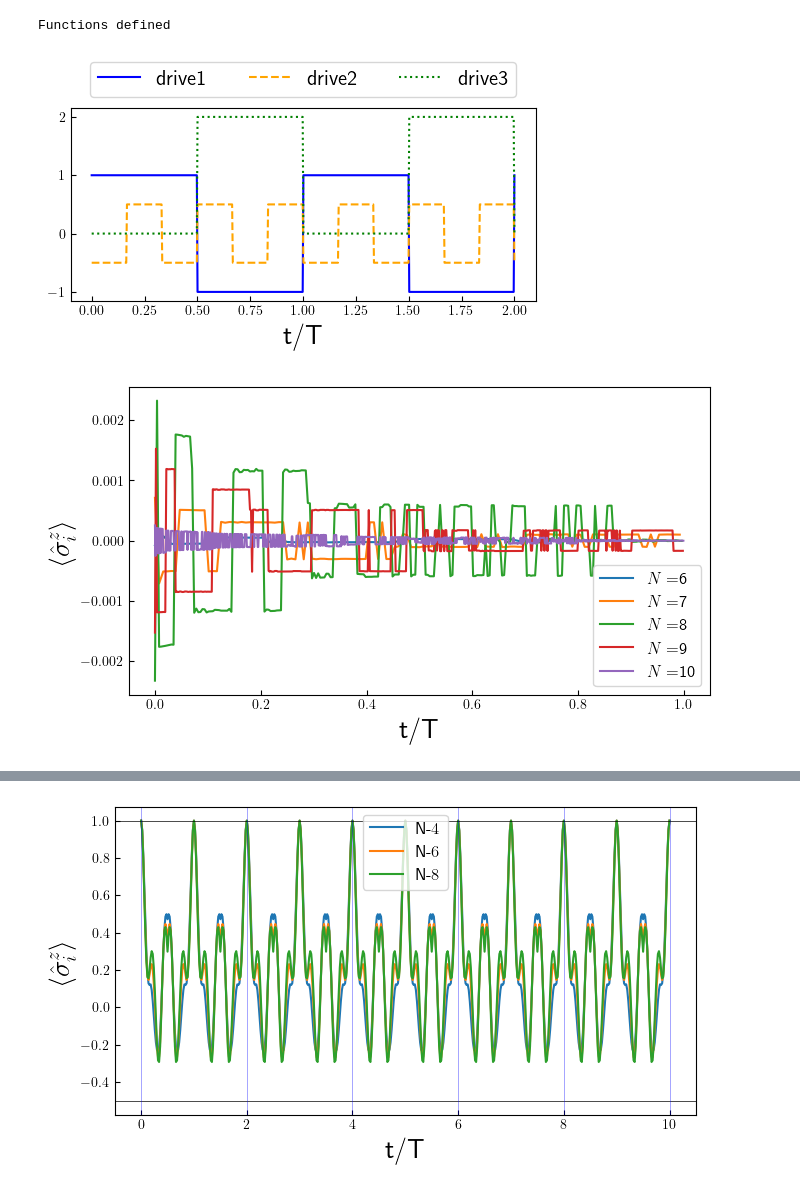
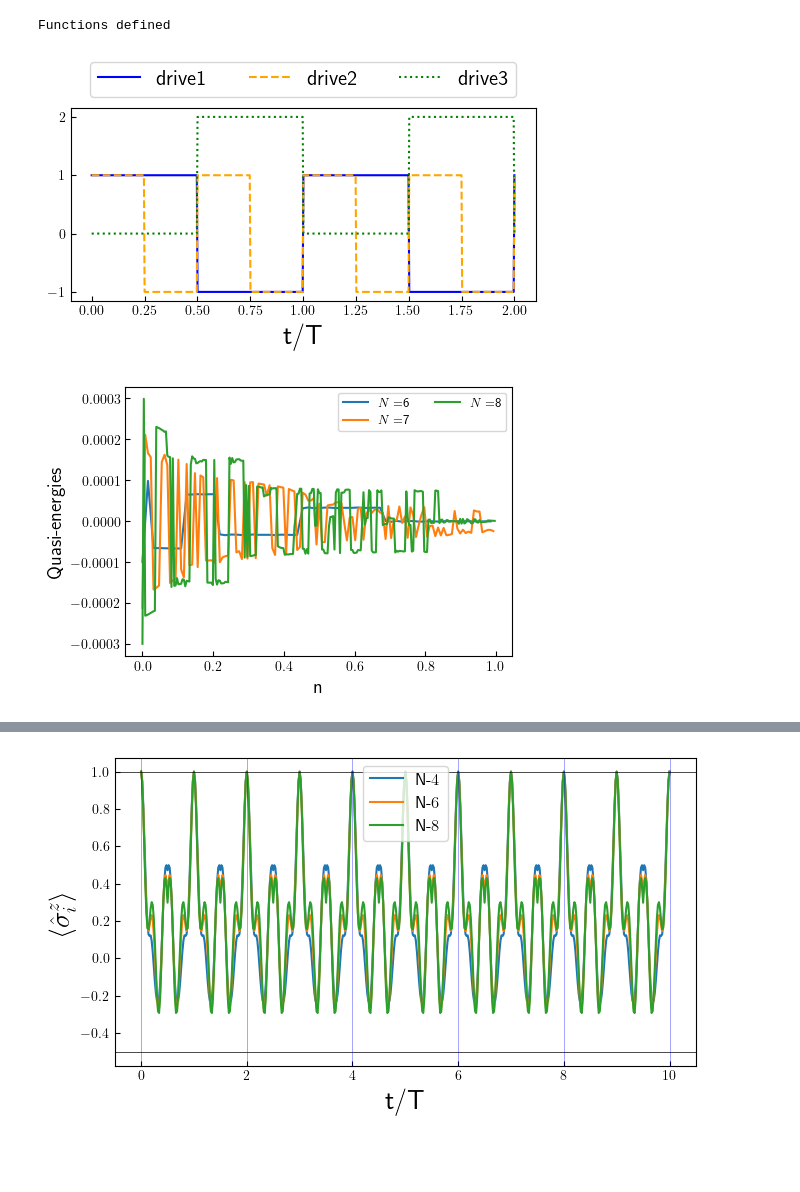
Before and after one commit to rahmahi/Impure_Flat-band, a Jupyter notebook: impure_fb_DTC.ipynb, the cells around one changed output, grey strips where cells are left out. Drawn from its saved outputs; the diff is of its cells as text; code cells hidden in the pictures; blank space fills up the shorter version.

```diff
--- a/impure_fb_DTC.ipynb
+++ b/impure_fb_DTC.ipynb
@@ -35,7 +35,7 @@ def drive2(t, args):
     w = args['omega']
     g = args['g']
     T = 2 * np.pi/w
-    sqr = -g * signal.square(3 * w * t, duty = d)
+    sqr = g * signal.square(2 * w * t, duty = d)
     return sqr
 
 def drive3(t, args):
@@ -49,7 +49,6 @@ def drive3(t, args):
     return sqr
 
 
-
 # HAMILTONIAN
 
 def j_ij(Jvalue, i,j, beta):
@@ -61,7 +60,6 @@ def position_hamiltonian(args):
     sx,sy,sz = sigmax(), sigmay(), sigmaz()
     empt = qzero(2**N) + 1j * qzero(2**N)
     H01, H02, H11, H31 = empt,  empt, empt, empt
-
 
     for i in range(N-1):
         id = qeye(2**i)
@@ -89,7 +87,8 @@ def position_hamiltonian(args):
         H31 = H31 + Qobj(tensor(id,tensor(sz,id1)).full()) * (1-er)
 
     return H01, H02, H11, H31
-# FLOQUET
+
+# FLOQUET ANALYSIS
 
 def floquet_return_position(args):
     N  =  args['N']
@@ -108,7 +107,7 @@ def magnetization_position(args):
     er = args['er']
     H01, H02, H11, H31 = position_hamiltonian(args)
     H = [[H01, drive1],[H02,drive2],[H11,drive3]]
-    H = [[H01, drive1],[H02,drive2]]
+    #H = [[H01, drive1],[H02,drive2]]
 
     grket = basis(2**N,0)
     times = args['times']
@@ -134,7 +133,7 @@ times = np.linspace(0, 2*T, 600)
 duty = 0.5
 
 J = 1
-g = 0.5
+g = 1
 
 params = {'omega': w, 'duty': duty, 'lambda_s': w/2, 'lambda_0': h, 'omega_0': 0, 'omega_1': 0.5, 'h':h, 'J': J , 'g': g}
 
@@ -152,7 +151,7 @@ plt.legend(frameon = True,  fontsize =15, ncol =3, loc = 'center', bbox_to_ancho
 
 plt.show()
 # %% [output]
-[figure, old version]
+[figure, new version]
 # %%
 import matplotlib.pyplot as plt
 import traceback
@@ -162,7 +161,7 @@ from scipy import signal
 import h5py
 from multiprocessing import Pool
 
-Ns = [6, 7, 8, 9, 10]
+Ns = [6, 7, 8]
 omega = 20
 w = omega
 h = jn_zeros(0,1)[0] * w/4
@@ -177,42 +176,40 @@ T = 2 * np.pi/omega
 time_period = 10
 times = np.linspace(0, time_period * T, time_period * 50 +1, endpoint = True)
 
 nprocs = len(Ns)
 p = Pool(processes = nprocs)
 opts = Options(nsteps=1e4, num_cpus=1, openmp_threads=1)
 
-params = [{'omega':omega, 'omega_0':omega_0, 'omega_1':omega_1,'er':er,\
-            'lambda_0':lambda_0,'lambda_s':w/(4*duty),'h':h,\
-            'times':times, 'lambda_g':lambda_g, 'N':N, 'duty':duty,\
-                'J':J, 'g':g} for N in Ns]
+params = [{'omega':omega,'er':er, 'lambda_s':w/(4*duty),'h':h,\
+            'times':times, 'N':N, 'duty':duty,'J':J, 'g':g} for N in Ns]
 
-data_tfim_p_fb = p.map(floquet_return_position, params)
+data_floquet = p.map(floquet_return_position, params)
 
 #-------------------------------------------------------
 #       Now Plot the data
 #-------------------------------------------------------
 
-plt.rcParams.update({"figure.figsize": (7.5, 4), "text.usetex": True, "font.size": 20})
+plt.rcParams.update({"figure.figsize": (5, 3.5), "text.usetex": True, "font.size": 14})
 
 T = 2 * np.pi/omega
 
 for i, N in enumerate(Ns):
-    plt.plot(np.linspace(0, len(data_tfim_p_fb[i])-1, len(data_tfim_p_fb[i]))/len(data_tfim_p_fb[i]), data_tfim_p_fb[i], label = r'$N=$'+str(N))
+    plt.plot(np.linspace(0, len(data_floquet[i])-1, len(data_floquet[i]))/len(data_floquet[i]), data_floquet[i], label = r'$N=$'+str(N))
 
-plt.xlabel('t/T')
-plt.ylabel(r'$\langle\hat{\sigma}^z_i\rangle$')
+plt.xlabel('n')
+plt.ylabel(r'Quasi-energies')
 plt.tick_params(axis='both', which='both', labelsize=10)
 plt.tick_params(which='both', direction='in')
-plt.legend(frameon = True,  fontsize =12)
+plt.legend(frameon = True,  fontsize =9, ncol = 2)
 #plt.xlim(1490, 1500)
 #plt.ylim(0.95, 1.02)
 
 #plt.axhline(y = 1, color = 'black', lw = 0.5)
 #plt.axhline(y = -0.5, color = 'black', lw = 0.5)
 
 #plt.savefig("ising_freezing_dtc_magnetization.pdf", bbox_inches = 'tight')
 
 plt.show()
 # %% [output]
-[figure, old version]
+[figure, new version]
 # %%
```
Also changed, not shown: parts of 5 cells of this notebook.
